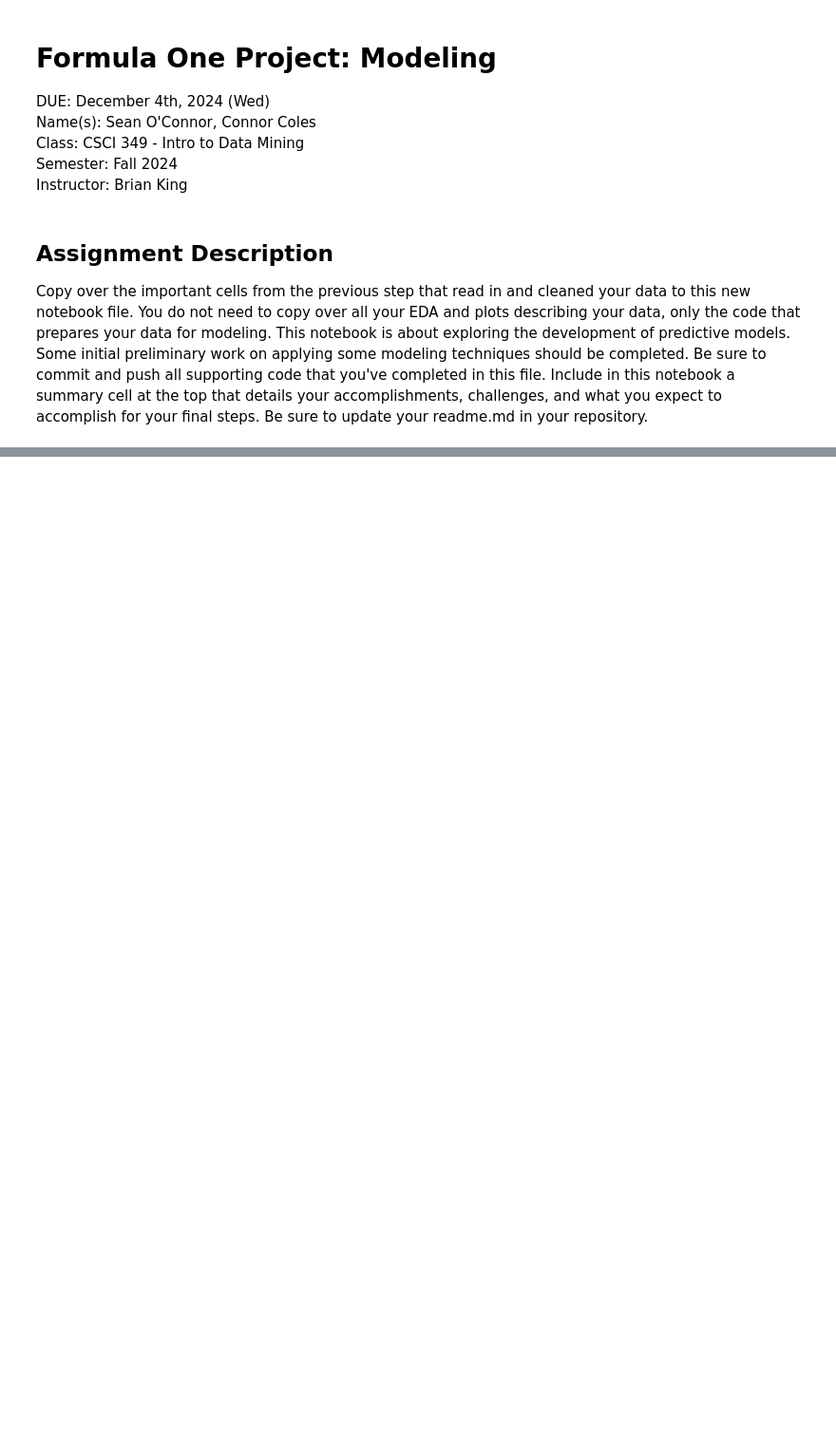
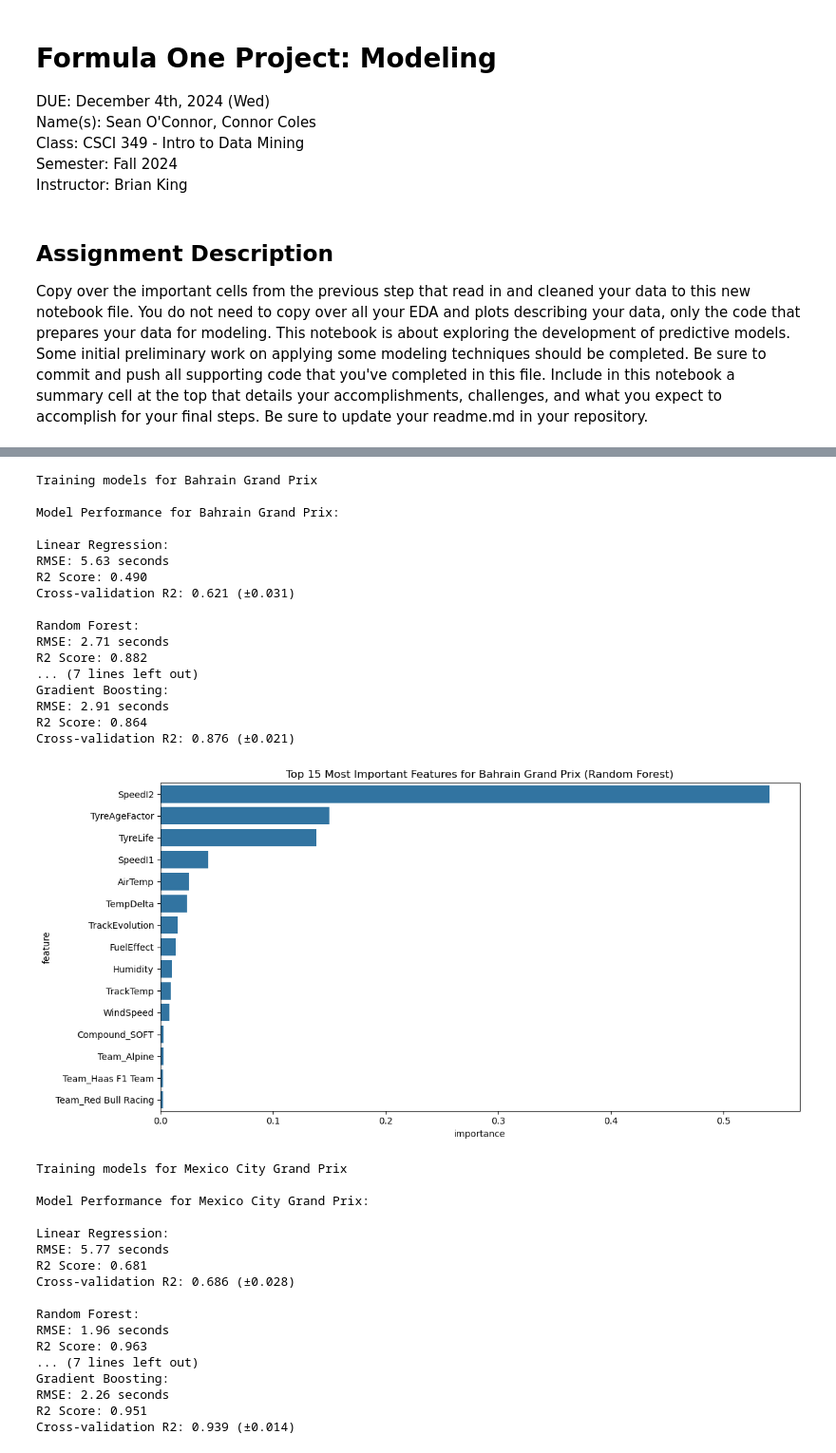
Before and after one commit to soconnor0919/f1-race-prediction, a Jupyter notebook: project/Modeling.ipynb, the cells around one changed output, grey strips where cells are left out. Shown at 95% size. Cells and saved outputs as stored; diff of their text form; code cells hidden in the pictures; blank space fills up the shorter version.

Commit message:
Refactor modeling notebook: update execution counts, enhance event definitions, and improve model performance visualization. Added cross-validation scoring and performance comparison across events.

```diff
--- a/project/Modeling.ipynb
+++ b/project/Modeling.ipynb
@@ -195,14 +260,0 @@ print(merged_data.head())
-# %%
-# Select features for modeling
-feature_columns = [
-    'TrackTemp', 'AirTemp', 'Humidity', 'Pressure', 'WindSpeed',
-    'TyreLife', 'SpeedI1', 'SpeedI2', 'SpeedFL', 'SpeedST'
-]
-
-target_column = 'LapTime_seconds'
-
-# Print available columns
-print(merged_data.columns)
-
-# Remove rows with missing values
-model_data = merged_data[feature_columns + [target_column]].dropna()
@@ -235,13 +320 @@ X_test_scaled = scaler.transform(X_test)
-# %%
-# Train and evaluate multiple models
-
-# Initialize models
-models = {
-    'Linear Regression': LinearRegression(),
-    'Random Forest': RandomForestRegressor(n_estimators=100, random_state=42),
-    'Decision Tree': DecisionTreeRegressor(random_state=42),
-    'Gradient Boosting': GradientBoostingRegressor(n_estimators=100, random_state=42),
-    'Support Vector Regressor': SVR(kernel='rbf', C=1.0, epsilon=0.1),
-    'XGBoost': xgb.XGBRegressor(n_estimators=100, random_state=42)
-}
 # %%
@@ -328,14 +353,0 @@ R2 Score: 0.958
-# %%
-# Feature importance for Random Forest
-if 'Random Forest' in models:
-    rf_model = models['Random Forest']
-    feature_importance = pd.DataFrame({
-        'feature': feature_columns,
-        'importance': rf_model.feature_importances_
-    }).sort_values('importance', ascending=False)
-
-    plt.figure(figsize=(10, 6))
-    sns.barplot(x='importance', y='feature', data=feature_importance)
-    plt.title('Feature Importance in Predicting Lap Times')
-    plt.tight_layout()
-    plt.show()
@@ -343,0 +403,39 @@ if 'Random Forest' in models:
+# %%
+# Execute the modeling pipeline
+event_models, event_results = train_event_models(merged_data)
+# %% [output]
+Training models for Bahrain Grand Prix
+
+Model Performance for Bahrain Grand Prix:
+
+Linear Regression:
+RMSE: 5.63 seconds
+R2 Score: 0.490
+Cross-validation R2: 0.621 (±0.031)
+
+Random Forest:
+RMSE: 2.71 seconds
+R2 Score: 0.882
+... (7 lines left out)
+Gradient Boosting:
+RMSE: 2.91 seconds
+R2 Score: 0.864
+Cross-validation R2: 0.876 (±0.021)
+[figure, added]
+Training models for Mexico City Grand Prix
+
+Model Performance for Mexico City Grand Prix:
+
+Linear Regression:
+RMSE: 5.77 seconds
+R2 Score: 0.681
+Cross-validation R2: 0.686 (±0.028)
+
+Random Forest:
+RMSE: 1.96 seconds
+R2 Score: 0.963
+... (7 lines left out)
+Gradient Boosting:
+RMSE: 2.26 seconds
+R2 Score: 0.951
+Cross-validation R2: 0.939 (±0.014)
```
Also changed, not shown: parts of 16 cells of this notebook.
